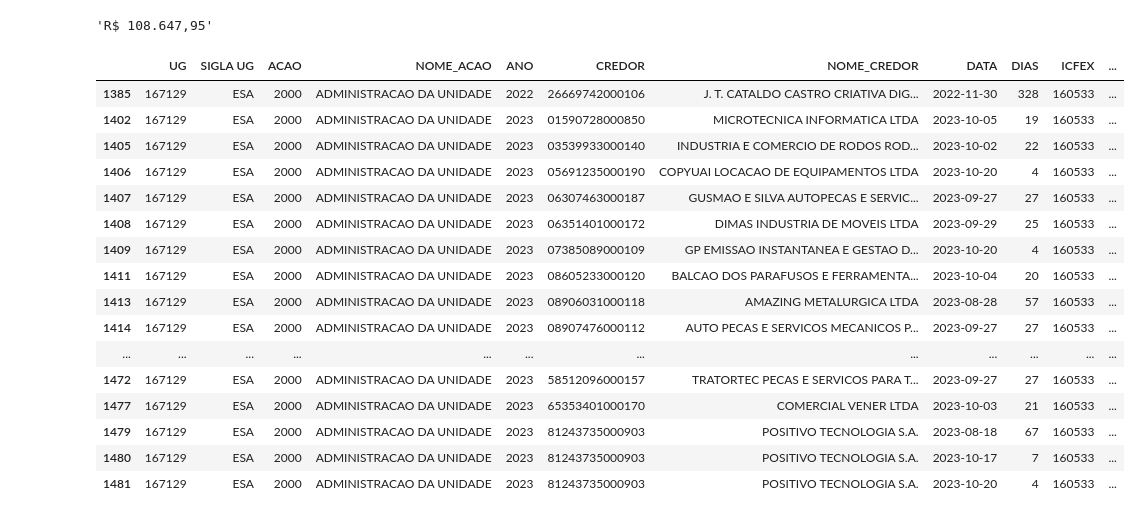
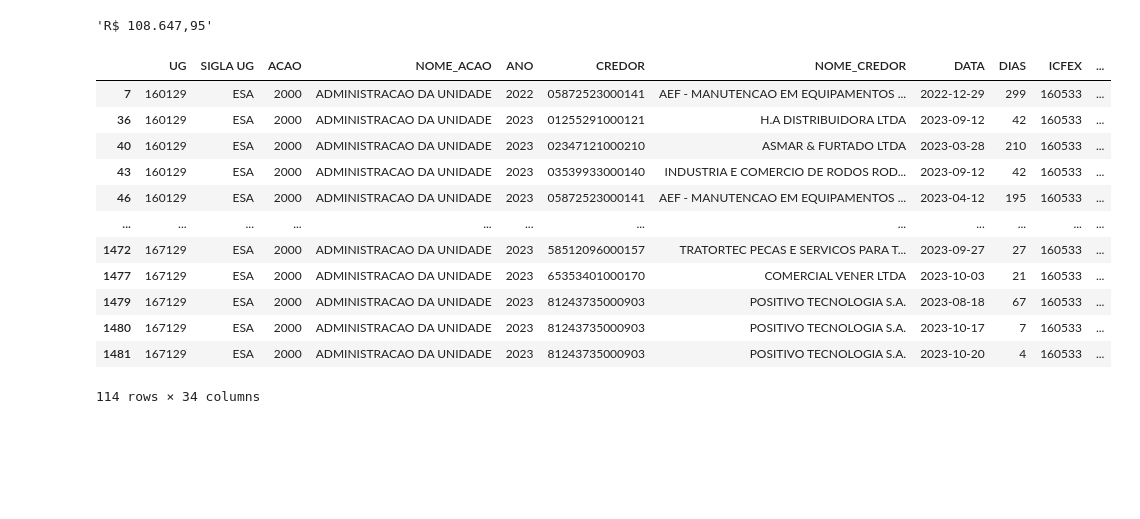
Before and after one commit to DiogoPqdt/Dashboard_ESA, a Jupyter notebook: notebook/sag.ipynb, the cells around one changed output. Saved outputs shown, nothing was run; the diff lists cells and outputs as text; code cells hidden in the pictures; blank space fills up the shorter version.

```diff
--- a/notebook/sag.ipynb
+++ b/notebook/sag.ipynb
@@ -553,22 +568,18 @@ fig.update_layout(hovermode="x unified")
 
 fig.show()
 # %%
-df_teste[(df_teste['PI'] == 'C1ENCONDETM') & (df_teste['A_LIQUIDAR'] != 0)]
+df_teste.loc[(df_teste['ACAO'] == '2000') & (df_teste['A_LIQUIDAR'] != 0), :]
 # %% [output]
 |  | UG | SIGLA UG | ACAO | NOME_ACAO | ANO | CREDOR | NOME_CREDOR | DATA | DIAS | ICFEX | ... |
-| 1385 | 167129 | ESA | 2000 | ADMINISTRACAO DA UNIDADE | 2022 | 26669742000106 | J. T. CATALDO CASTRO CRIATIVA DIG... | 2022-11-30 | 328 | 160533 | ... |
-| 1402 | 167129 | ESA | 2000 | ADMINISTRACAO DA UNIDADE | 2023 | 01590728000850 | MICROTECNICA INFORMATICA LTDA | 2023-10-05 | 19 | 160533 | ... |
-| 1405 | 167129 | ESA | 2000 | ADMINISTRACAO DA UNIDADE | 2023 | 03539933000140 | INDUSTRIA E COMERCIO DE RODOS ROD... | 2023-10-02 | 22 | 160533 | ... |
-| 1406 | 167129 | ESA | 2000 | ADMINISTRACAO DA UNIDADE | 2023 | 05691235000190 | COPYUAI LOCACAO DE EQUIPAMENTOS LTDA | 2023-10-20 | 4 | 160533 | ... |
-| 1407 | 167129 | ESA | 2000 | ADMINISTRACAO DA UNIDADE | 2023 | 06307463000187 | GUSMAO E SILVA AUTOPECAS E SERVIC... | 2023-09-27 | 27 | 160533 | ... |
-| 1408 | 167129 | ESA | 2000 | ADMINISTRACAO DA UNIDADE | 2023 | 06351401000172 | DIMAS INDUSTRIA DE MOVEIS LTDA | 2023-09-29 | 25 | 160533 | ... |
-| 1409 | 167129 | ESA | 2000 | ADMINISTRACAO DA UNIDADE | 2023 | 07385089000109 | GP EMISSAO INSTANTANEA E GESTAO D... | 2023-10-20 | 4 | 160533 | ... |
-| 1411 | 167129 | ESA | 2000 | ADMINISTRACAO DA UNIDADE | 2023 | 08605233000120 | BALCAO DOS PARAFUSOS E FERRAMENTA... | 2023-10-04 | 20 | 160533 | ... |
-| 1413 | 167129 | ESA | 2000 | ADMINISTRACAO DA UNIDADE | 2023 | 08906031000118 | AMAZING METALURGICA LTDA | 2023-08-28 | 57 | 160533 | ... |
-| 1414 | 167129 | ESA | 2000 | ADMINISTRACAO DA UNIDADE | 2023 | 08907476000112 | AUTO PECAS E SERVICOS MECANICOS P... | 2023-09-27 | 27 | 160533 | ... |
+| 7 | 160129 | ESA | 2000 | ADMINISTRACAO DA UNIDADE | 2022 | 05872523000141 | AEF - MANUTENCAO EM EQUIPAMENTOS ... | 2022-12-29 | 299 | 160533 | ... |
+| 36 | 160129 | ESA | 2000 | ADMINISTRACAO DA UNIDADE | 2023 | 01255291000121 | H.A DISTRIBUIDORA LTDA | 2023-09-12 | 42 | 160533 | ... |
+| 40 | 160129 | ESA | 2000 | ADMINISTRACAO DA UNIDADE | 2023 | 02347121000210 | ASMAR & FURTADO LTDA | 2023-03-28 | 210 | 160533 | ... |
+| 43 | 160129 | ESA | 2000 | ADMINISTRACAO DA UNIDADE | 2023 | 03539933000140 | INDUSTRIA E COMERCIO DE RODOS ROD... | 2023-09-12 | 42 | 160533 | ... |
+| 46 | 160129 | ESA | 2000 | ADMINISTRACAO DA UNIDADE | 2023 | 05872523000141 | AEF - MANUTENCAO EM EQUIPAMENTOS ... | 2023-04-12 | 195 | 160533 | ... |
 | ... | ... | ... | ... | ... | ... | ... | ... | ... | ... | ... | ... |
 | 1472 | 167129 | ESA | 2000 | ADMINISTRACAO DA UNIDADE | 2023 | 58512096000157 | TRATORTEC PECAS E SERVICOS PARA T... | 2023-09-27 | 27 | 160533 | ... |
 | 1477 | 167129 | ESA | 2000 | ADMINISTRACAO DA UNIDADE | 2023 | 65353401000170 | COMERCIAL VENER LTDA | 2023-10-03 | 21 | 160533 | ... |
 | 1479 | 167129 | ESA | 2000 | ADMINISTRACAO DA UNIDADE | 2023 | 81243735000903 | POSITIVO TECNOLOGIA S.A. | 2023-08-18 | 67 | 160533 | ... |
 | 1480 | 167129 | ESA | 2000 | ADMINISTRACAO DA UNIDADE | 2023 | 81243735000903 | POSITIVO TECNOLOGIA S.A. | 2023-10-17 | 7 | 160533 | ... |
 | 1481 | 167129 | ESA | 2000 | ADMINISTRACAO DA UNIDADE | 2023 | 81243735000903 | POSITIVO TECNOLOGIA S.A. | 2023-10-20 | 4 | 160533 | ... |
+114 rows × 34 columns
```
Also changed, not shown: parts of 5 cells of this notebook, 6 other files.
